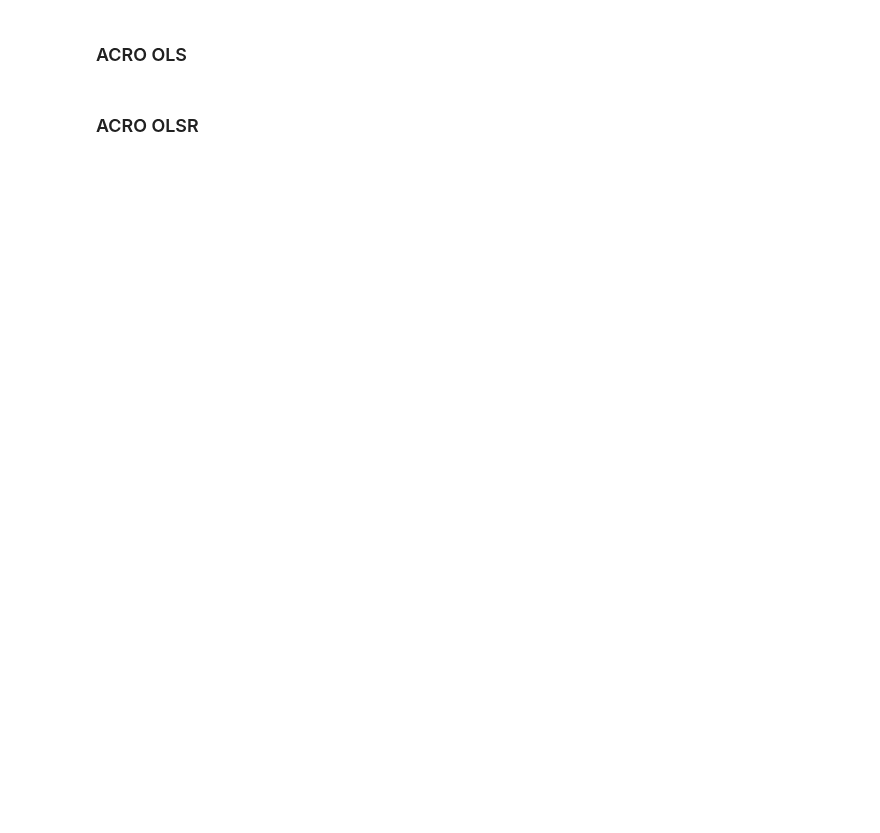
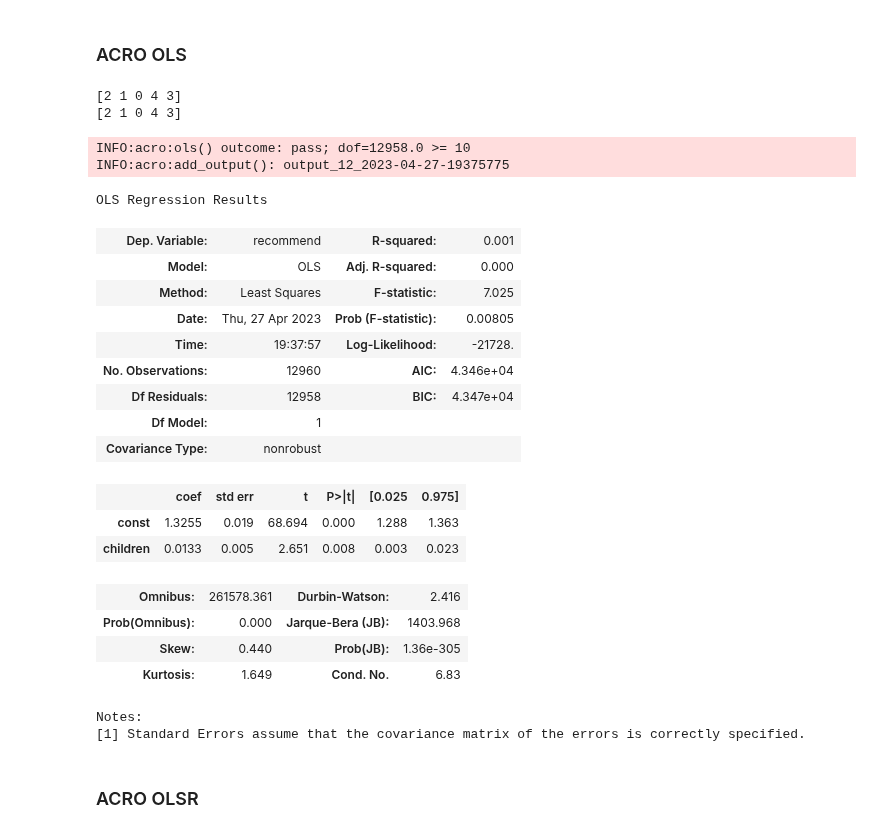
Before and after one commit to AI-SDC/ACRO, a Jupyter notebook: notebooks/test-nursery.ipynb, the cells around one changed output. Cells and saved outputs as stored; diff of their text form; code cells hidden in the pictures; blank space fills up the shorter version.

```diff
--- a/notebooks/test-nursery.ipynb
+++ b/notebooks/test-nursery.ipynb
@@ -169,9 +211,9 @@ table
 # %%
 utils.CHECK_MISSING_VALUES = True
 
-df.loc[0:10, "inc_grants"] = np.NaN
+df.loc[0:10, "children"] = np.NaN
 
 table = acro.pivot_table(
-    df, index=["grant_type"], values=["inc_grants"], aggfunc=["mean", "std"]
+    df, index=["parents"], values=["children"], aggfunc=["mean", "std"]
 )
 table
@@ -180,9 +238,9 @@ utils.CHECK_MISSING_VALUES = False
 # %% [markdown]
 ### ACRO pivot_table with negative values
 # %%
-df.loc[0:10, "inc_grants"] = -10
+df.loc[0:10, "children"] = -10
 
 table = acro.pivot_table(
-    df, index=["grant_type"], values=["inc_grants"], aggfunc=["mean", "std"]
+    df, index=["parents"], values=["children"], aggfunc=["mean", "std"]
 )
 table
@@ -189,15 +263,56 @@ table
 # %% [markdown]
 ### ACRO OLS
+# %%
+print(df["recommend"].unique())
+df["recommend"].replace(
+    to_replace={
+        "not_recom": "0",
+        "priority": "1",
+        "recommend": "2",
+        "spec_prior": "3",
+        "very_recom": "4",
+    },
+    inplace=True,
+)
+df["recommend"] = pd.to_numeric(df["recommend"])
+print(df["recommend"].unique())
+
+# df.describe()
+# %% [output]
+[2 1 0 4 3]
+[2 1 0 4 3]
 # %%
-new_df = df[["inc_activity", "inc_grants", "inc_donations", "total_costs"]]
+new_df = df[["recommend", "children"]]
 new_df = new_df.dropna()
 
-y = new_df["inc_activity"]
-x = new_df[["inc_grants", "inc_donations", "total_costs"]]
+y = new_df["recommend"]
+x = new_df["children"]
 x = add_constant(x)
 
 results = acro.ols(y, x)
 results.summary()
+# %% [output]
+INFO:acro:ols() outcome: pass; dof=12958.0 >= 10
+INFO:acro:add_output(): output_12_2023-04-27-19375775
+OLS Regression Results
+| Dep. Variable: | recommend | R-squared: | 0.001 |
+| Model: | OLS | Adj. R-squared: | 0.000 |
+| Method: | Least Squares | F-statistic: | 7.025 |
+| Date: | Thu, 27 Apr 2023 | Prob (F-statistic): | 0.00805 |
+| Time: | 19:37:57 | Log-Likelihood: | -21728. |
+| No. Observations: | 12960 | AIC: | 4.346e+04 |
+| Df Residuals: | 12958 | BIC: | 4.347e+04 |
+| Df Model: | 1 |  |  |
+| Covariance Type: | nonrobust |  |  |
+|  | coef | std err | t | P>|t| | [0.025 | 0.975] |
+| const | 1.3255 | 0.019 | 68.694 | 0.000 | 1.288 | 1.363 |
+| children | 0.0133 | 0.005 | 2.651 | 0.008 | 0.003 | 0.023 |
+| Omnibus: | 261578.361 | Durbin-Watson: | 2.416 |
+| Prob(Omnibus): | 0.000 | Jarque-Bera (JB): | 1403.968 |
+| Skew: | 0.440 | Prob(JB): | 1.36e-305 |
+| Kurtosis: | 1.649 | Cond. No. | 6.83 |
+Notes:
+[1] Standard Errors assume that the covariance matrix of the errors is correctly specified.
 # %% [markdown]
 ### ACRO OLSR
 # %%
```
Also changed, not shown: parts of 19 cells of this notebook.
